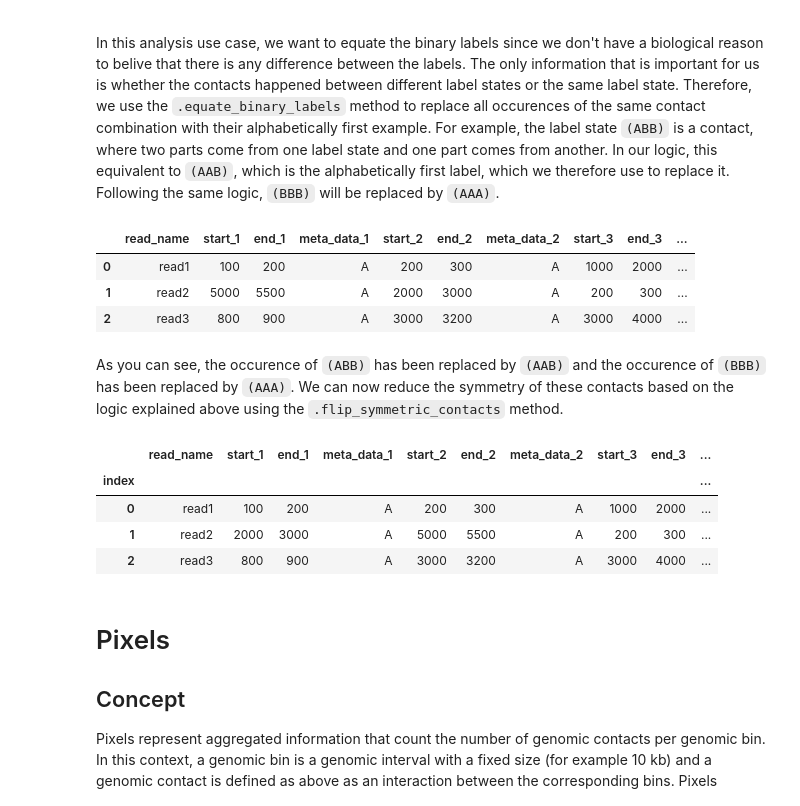
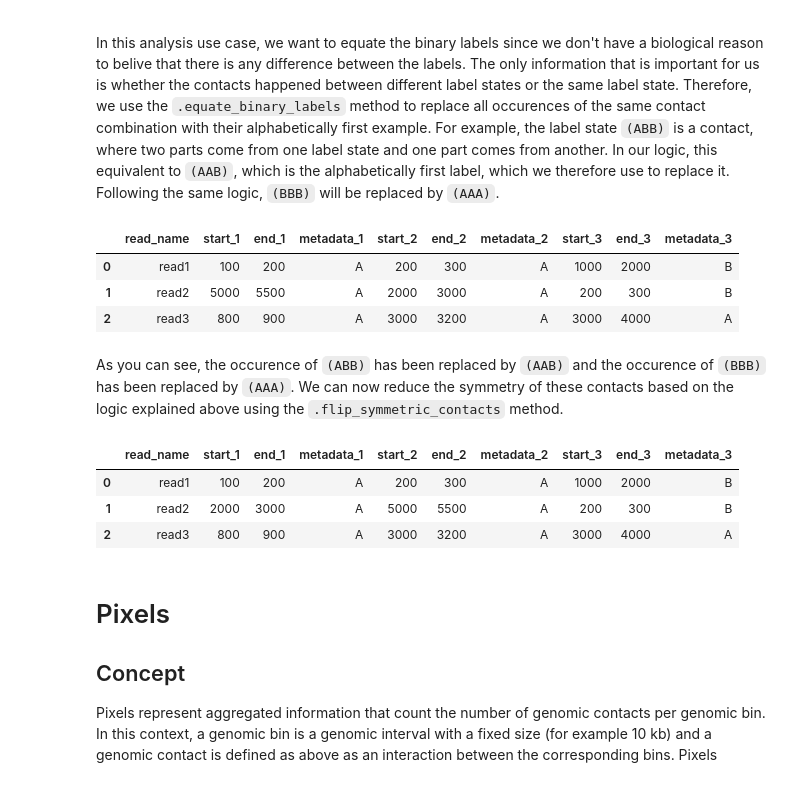
Before and after one commit to gerlichlab/spoc, a Jupyter notebook: notebooks/data_structures.ipynb, the cells around one changed output. Cells and saved outputs as stored; diff of their text form; code cells hidden in the pictures.

```diff
--- a/notebooks/data_structures.ipynb
+++ b/notebooks/data_structures.ipynb
@@ -246,24 +246,23 @@ In this analysis use case, we want to equate the binary labels since we don't ha
 # %%
 equated_contacts = ContactManipulator().equate_binary_labels(contacts)
 # %%
-equated_contacts.data.head().filter(regex="(read_name|start|end|meta_data)")
+equated_contacts.data.head().filter(regex="(read_name|start|end|metadata)")
 # %% [output]
-|  | read_name | start_1 | end_1 | meta_data_1 | start_2 | end_2 | meta_data_2 | start_3 | end_3 | ... |
-| 0 | read1 | 100 | 200 | A | 200 | 300 | A | 1000 | 2000 | ... |
-| 1 | read2 | 5000 | 5500 | A | 2000 | 3000 | A | 200 | 300 | ... |
-| 2 | read3 | 800 | 900 | A | 3000 | 3200 | A | 3000 | 4000 | ... |
+|  | read_name | start_1 | end_1 | metadata_1 | start_2 | end_2 | metadata_2 | start_3 | end_3 | metadata_3 |
+| 0 | read1 | 100 | 200 | A | 200 | 300 | A | 1000 | 2000 | B |
+| 1 | read2 | 5000 | 5500 | A | 2000 | 3000 | A | 200 | 300 | B |
+| 2 | read3 | 800 | 900 | A | 3000 | 3200 | A | 3000 | 4000 | A |
 # %% [markdown]
 As you can see, the occurence of `(ABB)` has been replaced by `(AAB)` and the occurence of `(BBB)` has been replaced by `(AAA)`. We can now reduce the symmetry of these contacts based on the logic explained above using the `.flip_symmetric_contacts` method.
 # %%
 flipped_labelled_contacts = ContactManipulator().flip_symmetric_contacts(equated_contacts)
 # %%
-flipped_labelled_contacts.data.head().filter(regex="(read_name|start|end|meta_data)")
+flipped_labelled_contacts.data.head().filter(regex="(read_name|start|end|metadata)")
 # %% [output]
-|  | read_name | start_1 | end_1 | meta_data_1 | start_2 | end_2 | meta_data_2 | start_3 | end_3 | ... |
-| index |  |  |  |  |  |  |  |  |  | ... |
-| 0 | read1 | 100 | 200 | A | 200 | 300 | A | 1000 | 2000 | ... |
-| 1 | read2 | 2000 | 3000 | A | 5000 | 5500 | A | 200 | 300 | ... |
-| 2 | read3 | 800 | 900 | A | 3000 | 3200 | A | 3000 | 4000 | ... |
+|  | read_name | start_1 | end_1 | metadata_1 | start_2 | end_2 | metadata_2 | start_3 | end_3 | metadata_3 |
+| 0 | read1 | 100 | 200 | A | 200 | 300 | A | 1000 | 2000 | B |
+| 1 | read2 | 2000 | 3000 | A | 5000 | 5500 | A | 200 | 300 | B |
+| 2 | read3 | 800 | 900 | A | 3000 | 3200 | A | 3000 | 4000 | A |
 # %% [markdown]
 # Pixels
 
```
Also changed, not shown: parts of 7 cells of this notebook, 11 other files.
